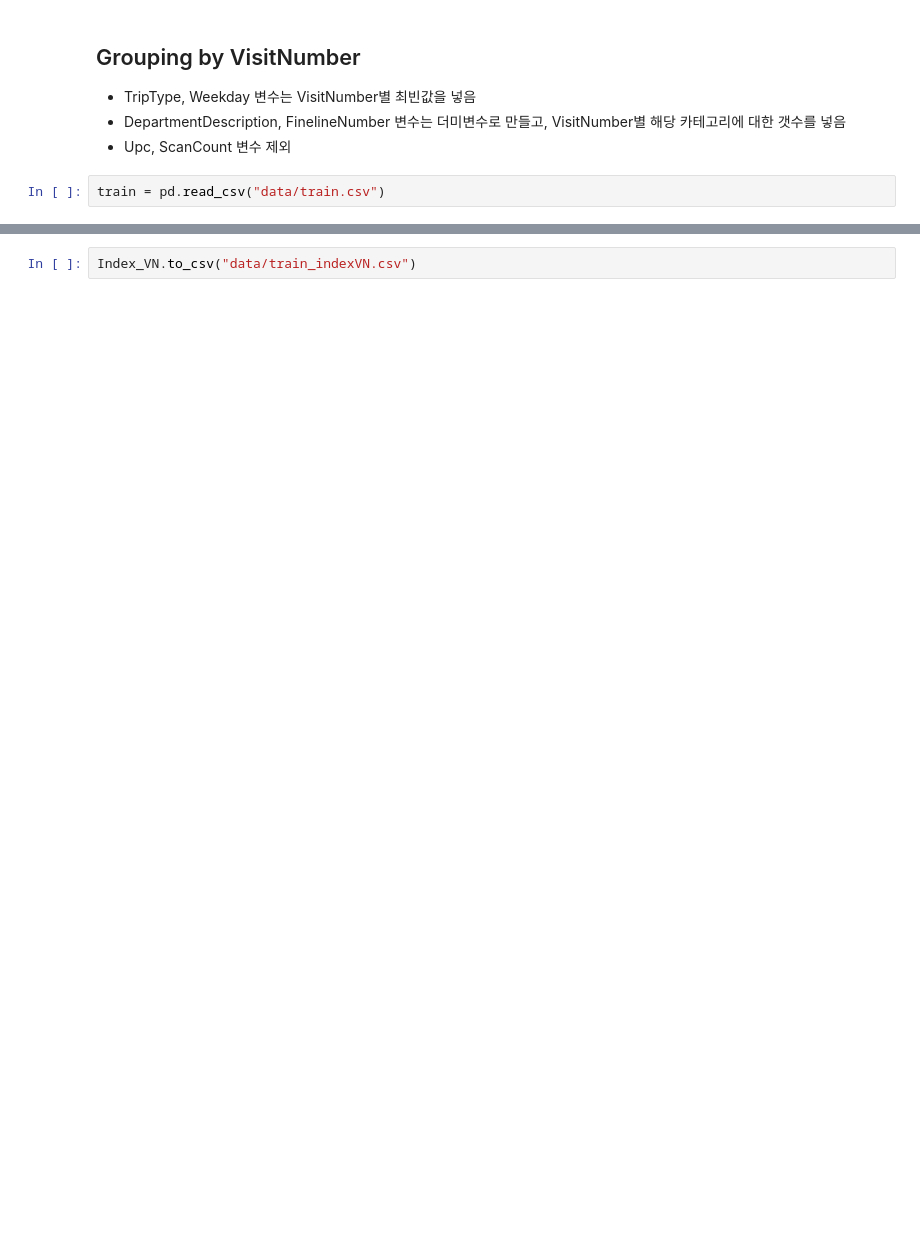
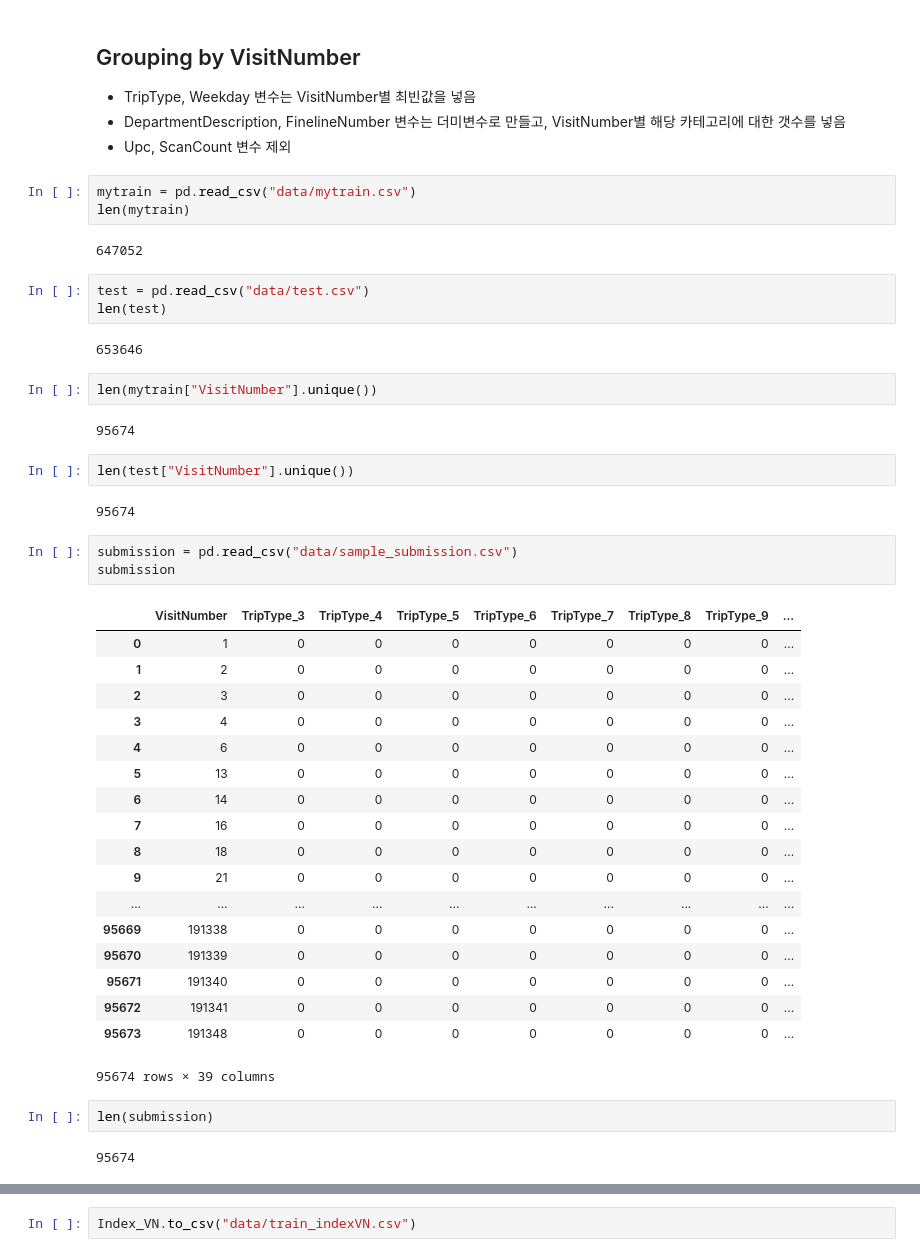
Before and after one commit to iayrots/dss7_SWYA_walmart, a Jupyter notebook: ya/index_VisitNumber.ipynb, the cells around one changed output, grey strips where cells are left out. Saved outputs shown, nothing was run; the diff lists cells and outputs as text; blank space fills up the shorter version.

```diff
--- a/ya/index_VisitNumber.ipynb
+++ b/ya/index_VisitNumber.ipynb
@@ -3,6 +3,48 @@
 - TripType, Weekday 변수는 VisitNumber별 최빈값을 넣음
 - DepartmentDescription, FinelineNumber 변수는 더미변수로 만들고, VisitNumber별 해당 카테고리에 대한 갯수를 넣음
 - Upc, ScanCount 변수 제외
+# %%
+mytrain = pd.read_csv("data/mytrain.csv")
+len(mytrain)
+# %% [output]
+647052
+# %%
+test = pd.read_csv("data/test.csv")
+len(test)
+# %% [output]
+653646
+# %%
+len(mytrain["VisitNumber"].unique())
+# %% [output]
+95674
+# %%
+len(test["VisitNumber"].unique())
+# %% [output]
+95674
 # %%
-train = pd.read_csv("data/train.csv")
+submission = pd.read_csv("data/sample_submission.csv")
+submission
+# %% [output]
+|  | VisitNumber | TripType_3 | TripType_4 | TripType_5 | TripType_6 | TripType_7 | TripType_8 | TripType_9 | ... |
+| 0 | 1 | 0 | 0 | 0 | 0 | 0 | 0 | 0 | ... |
+| 1 | 2 | 0 | 0 | 0 | 0 | 0 | 0 | 0 | ... |
+| 2 | 3 | 0 | 0 | 0 | 0 | 0 | 0 | 0 | ... |
+| 3 | 4 | 0 | 0 | 0 | 0 | 0 | 0 | 0 | ... |
+| 4 | 6 | 0 | 0 | 0 | 0 | 0 | 0 | 0 | ... |
+| 5 | 13 | 0 | 0 | 0 | 0 | 0 | 0 | 0 | ... |
+| 6 | 14 | 0 | 0 | 0 | 0 | 0 | 0 | 0 | ... |
+| 7 | 16 | 0 | 0 | 0 | 0 | 0 | 0 | 0 | ... |
+| 8 | 18 | 0 | 0 | 0 | 0 | 0 | 0 | 0 | ... |
+| 9 | 21 | 0 | 0 | 0 | 0 | 0 | 0 | 0 | ... |
+| ... | ... | ... | ... | ... | ... | ... | ... | ... | ... |
+| 95669 | 191338 | 0 | 0 | 0 | 0 | 0 | 0 | 0 | ... |
+| 95670 | 191339 | 0 | 0 | 0 | 0 | 0 | 0 | 0 | ... |
+| 95671 | 191340 | 0 | 0 | 0 | 0 | 0 | 0 | 0 | ... |
+| 95672 | 191341 | 0 | 0 | 0 | 0 | 0 | 0 | 0 | ... |
+| 95673 | 191348 | 0 | 0 | 0 | 0 | 0 | 0 | 0 | ... |
+95674 rows × 39 columns
+# %%
+len(submission)
+# %% [output]
+95674
 # %%
```
Also changed, not shown: parts of 31 cells of this notebook, 1 other file.
